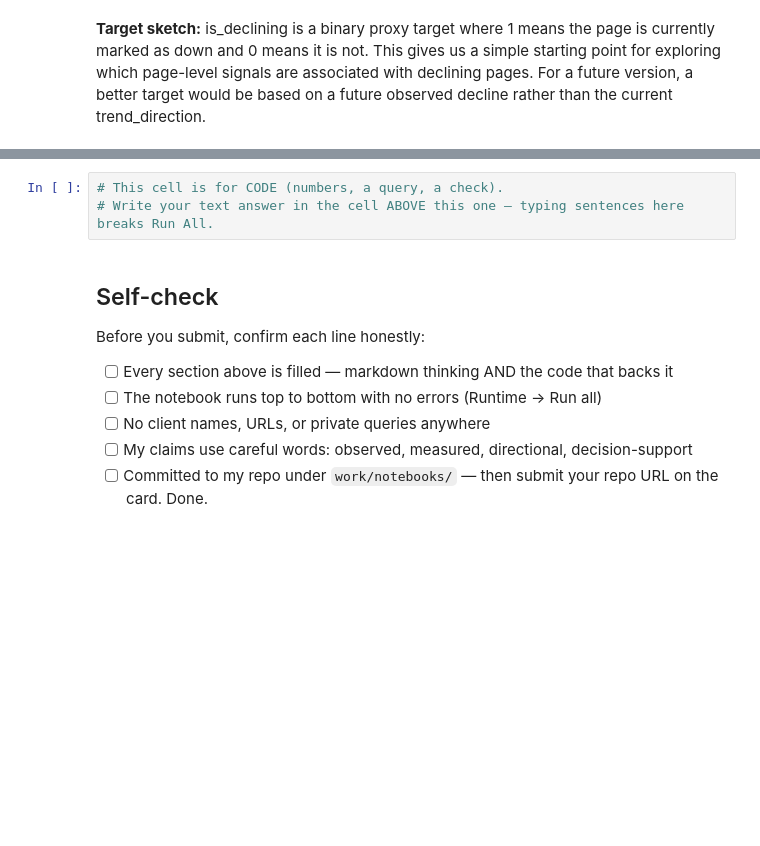
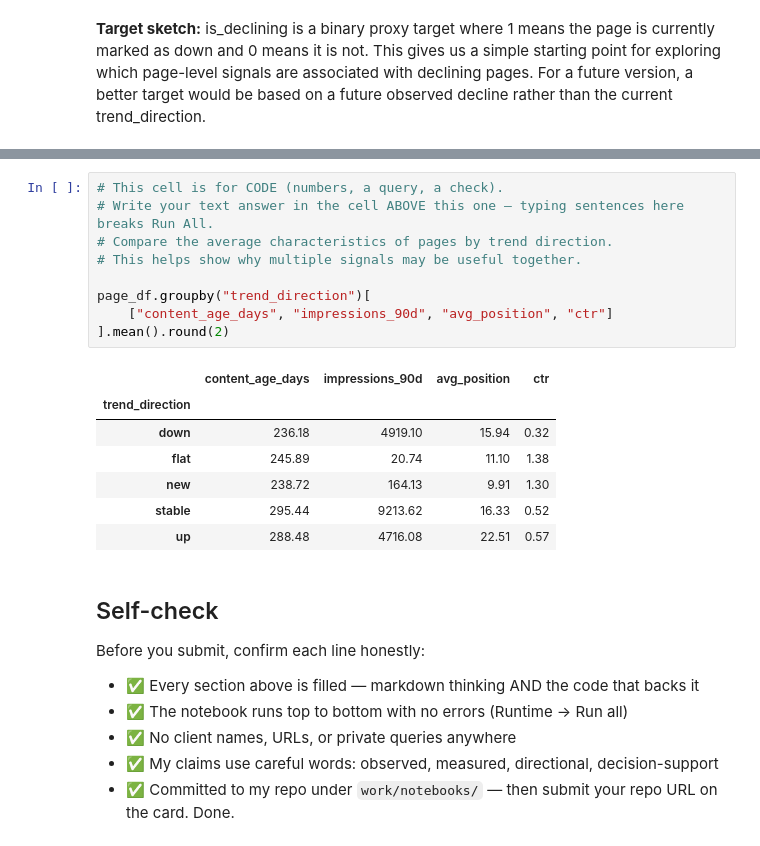
Before and after one commit to arsal626/flyrank-ml-internship, a Jupyter notebook: work/notebooks/w02_ml_task_framing.ipynb, the cells around one changed output, grey strips where cells are left out. Cells and saved outputs as stored; diff of their text form; blank space fills up the shorter version.

```diff
--- a/work/notebooks/w02_ml_task_framing.ipynb
+++ b/work/notebooks/w02_ml_task_framing.ipynb
@@ -112,13 +118,27 @@ page_df[[
 # %%
 # This cell is for CODE (numbers, a query, a check).
 # Write your text answer in the cell ABOVE this one — typing sentences here breaks Run All.
+# Compare the average characteristics of pages by trend direction.
+# This helps show why multiple signals may be useful together.
+
+page_df.groupby("trend_direction")[
+    ["content_age_days", "impressions_90d", "avg_position", "ctr"]
+].mean().round(2)
+# %% [output]
+|  | content_age_days | impressions_90d | avg_position | ctr |
+| trend_direction |  |  |  |  |
+| down | 236.18 | 4919.10 | 15.94 | 0.32 |
+| flat | 245.89 | 20.74 | 11.10 | 1.38 |
+| new | 238.72 | 164.13 | 9.91 | 1.30 |
+| stable | 295.44 | 9213.62 | 16.33 | 0.52 |
+| up | 288.48 | 4716.08 | 22.51 | 0.57 |
 # %% [markdown]
 ## Self-check
 
 Before you submit, confirm each line honestly:
 
-- [ ] Every section above is filled — markdown thinking AND the code that backs it
-- [ ] The notebook runs top to bottom with no errors (Runtime → Run all)
-- [ ] No client names, URLs, or private queries anywhere
-- [ ] My claims use careful words: observed, measured, directional, decision-support
-- [ ] Committed to my repo under `work/notebooks/` — then submit your repo URL on the card. Done.
+- ✅ Every section above is filled — markdown thinking AND the code that backs it
+- ✅ The notebook runs top to bottom with no errors (Runtime → Run all)
+- ✅ No client names, URLs, or private queries anywhere
+- ✅ My claims use careful words: observed, measured, directional, decision-support
+- ✅ Committed to my repo under `work/notebooks/` — then submit your repo URL on the card. Done.
```
Also changed, not shown: parts of 1 cell of this notebook.
